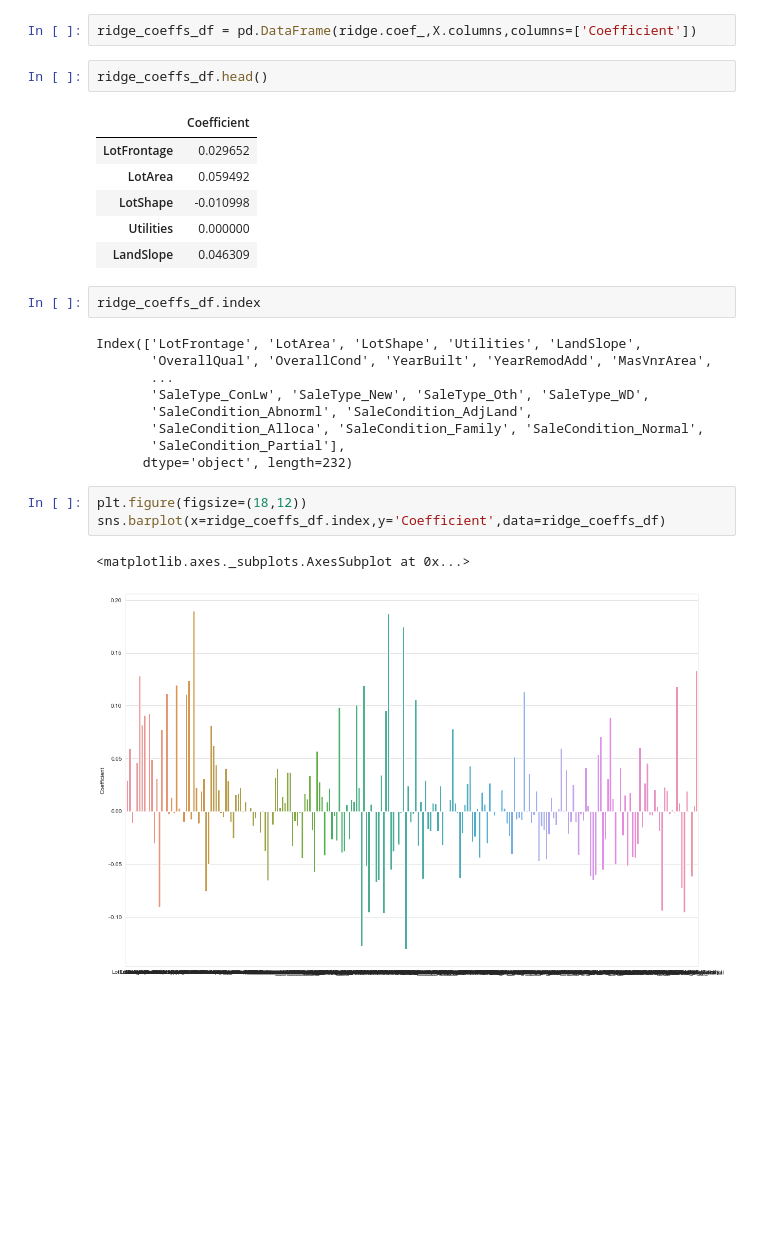
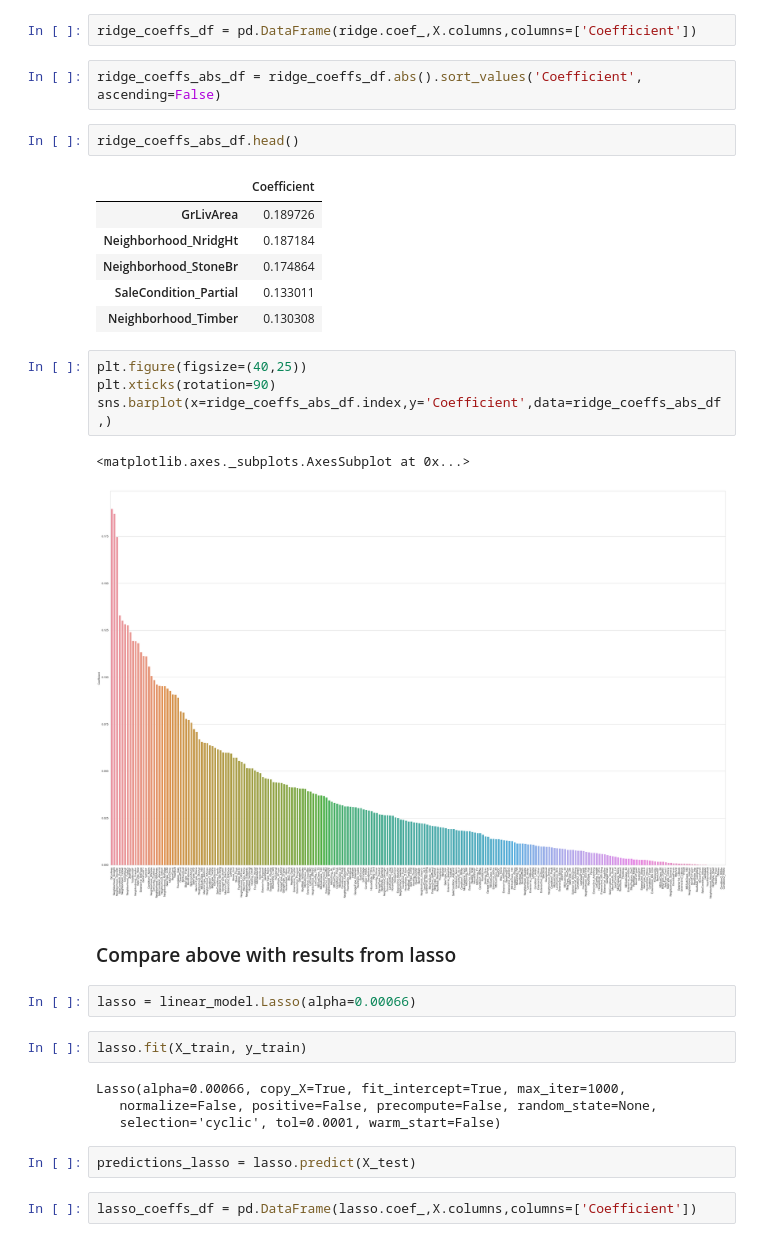
Before and after one commit to agrai1/Predicting-housing-prices, a Jupyter notebook: Housing data - ml stuff - 2.ipynb, the cells around one changed output. Saved outputs shown, nothing was run; the diff lists cells and outputs as text; blank space fills up the shorter version.

```diff
--- a/Housing data - ml stuff - 2.ipynb
+++ b/Housing data - ml stuff - 2.ipynb
@@ -104,29 +104,35 @@ Ridge(alpha=17, copy_X=True, fit_intercept=True, max_iter=None,
 predictions_ridge = ridge.predict(X_test)
 # %%
 ridge_coeffs_df = pd.DataFrame(ridge.coef_,X.columns,columns=['Coefficient'])
+# %%
+ridge_coeffs_abs_df = ridge_coeffs_df.abs().sort_values('Coefficient', ascending=False)
 # %%
-ridge_coeffs_df.head()
+ridge_coeffs_abs_df.head()
 # %% [output]
 |  | Coefficient |
-| LotFrontage | 0.029652 |
-| LotArea | 0.059492 |
-| LotShape | -0.010998 |
-| Utilities | 0.000000 |
-| LandSlope | 0.046309 |
+| GrLivArea | 0.189726 |
+| Neighborhood_NridgHt | 0.187184 |
+| Neighborhood_StoneBr | 0.174864 |
+| SaleCondition_Partial | 0.133011 |
+| Neighborhood_Timber | 0.130308 |
-# %%
-ridge_coeffs_df.index
-# %% [output]
-Index(['LotFrontage', 'LotArea', 'LotShape', 'Utilities', 'LandSlope',
-       'OverallQual', 'OverallCond', 'YearBuilt', 'YearRemodAdd', 'MasVnrArea',
-       ...
-       'SaleType_ConLw', 'SaleType_New', 'SaleType_Oth', 'SaleType_WD',
-       'SaleCondition_Abnorml', 'SaleCondition_AdjLand',
-       'SaleCondition_Alloca', 'SaleCondition_Family', 'SaleCondition_Normal',
-       'SaleCondition_Partial'],
-      dtype='object', length=232)
 # %%
-plt.figure(figsize=(18,12))
-sns.barplot(x=ridge_coeffs_df.index,y='Coefficient',data=ridge_coeffs_df)
+plt.figure(figsize=(40,25))
+plt.xticks(rotation=90)
+sns.barplot(x=ridge_coeffs_abs_df.index,y='Coefficient',data=ridge_coeffs_abs_df,)
 # %% [output]
 <matplotlib.axes._subplots.AxesSubplot at 0x...>
-[figure, old version]
+[figure, new version]
+# %% [markdown]
+### Compare above with results from lasso
+# %%
+lasso = linear_model.Lasso(alpha=0.00066)
+# %%
+lasso.fit(X_train, y_train)
+# %% [output]
+Lasso(alpha=0.00066, copy_X=True, fit_intercept=True, max_iter=1000,
+   normalize=False, positive=False, precompute=False, random_state=None,
+   selection='cyclic', tol=0.0001, warm_start=False)
+# %%
+predictions_lasso = lasso.predict(X_test)
+# %%
+lasso_coeffs_df = pd.DataFrame(lasso.coef_,X.columns,columns=['Coefficient'])
```
Also changed, not shown: parts of 12 cells of this notebook.
